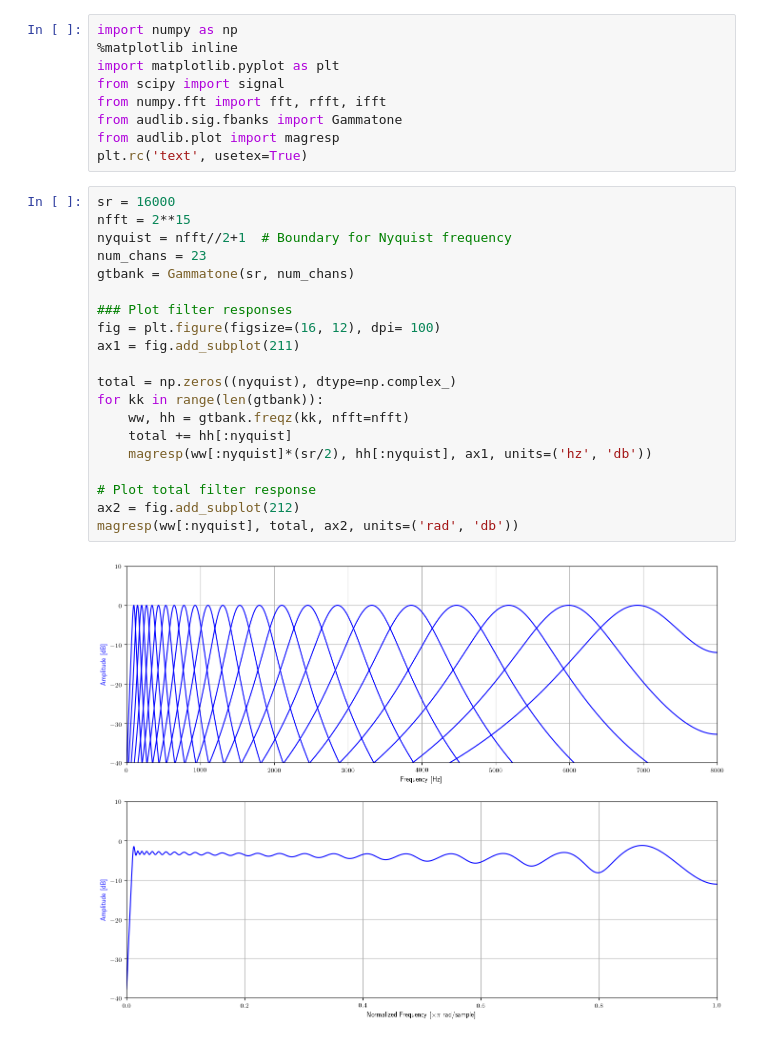
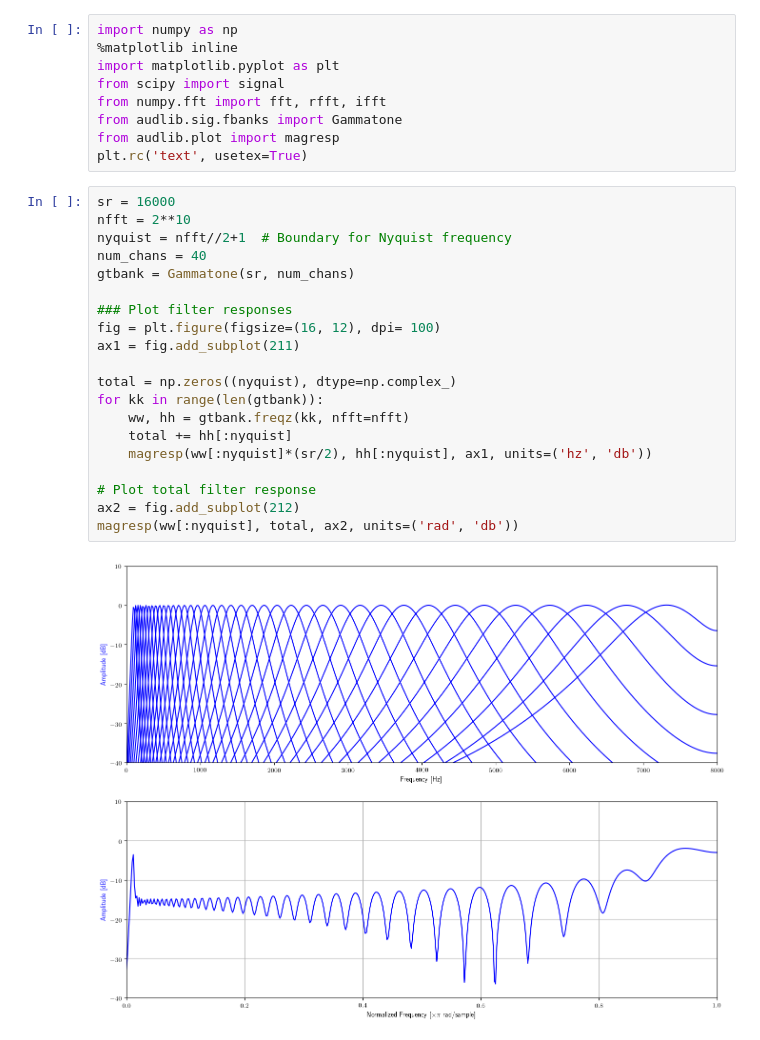
Before and after one commit to raymondxyy/pyaudlib, a Jupyter notebook: egs/dsp/Gammatone Filterbank.ipynb, the cells around one changed output. Cells and saved outputs as stored; diff of their text form.

```diff
--- a/egs/dsp/Gammatone Filterbank.ipynb
+++ b/egs/dsp/Gammatone Filterbank.ipynb
@@ -9,23 +9,23 @@ from audlib.plot import magresp
 plt.rc('text', usetex=True)
 # %%
 sr = 16000
-nfft = 2**15
+nfft = 2**10
 nyquist = nfft//2+1  # Boundary for Nyquist frequency
-num_chans = 23
+num_chans = 40
 gtbank = Gammatone(sr, num_chans)
 
 ### Plot filter responses
 fig = plt.figure(figsize=(16, 12), dpi= 100)
 ax1 = fig.add_subplot(211)
 
 total = np.zeros((nyquist), dtype=np.complex_)
 for kk in range(len(gtbank)):
     ww, hh = gtbank.freqz(kk, nfft=nfft)
     total += hh[:nyquist]
     magresp(ww[:nyquist]*(sr/2), hh[:nyquist], ax1, units=('hz', 'db'))
 
 # Plot total filter response
 ax2 = fig.add_subplot(212)
 magresp(ww[:nyquist], total, ax2, units=('rad', 'db'))
 # %% [output]
-[figure, old version]
+[figure, new version]
```
Also changed, not shown: parts of 1 cell of this notebook, 11 other files.
